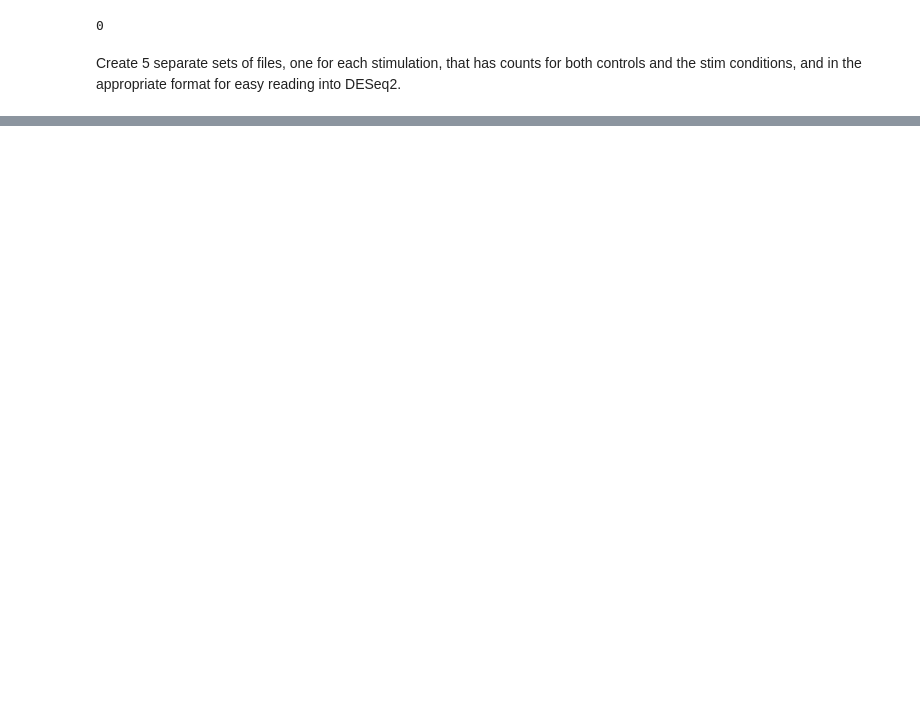
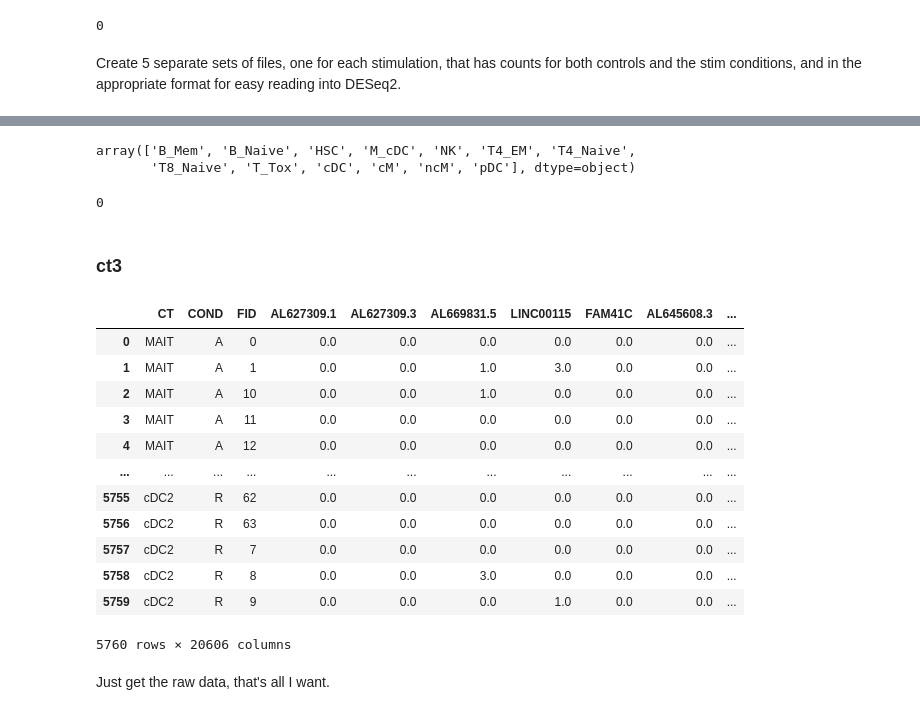
Before and after one commit to yelabucsf/clue, a Jupyter notebook: prod/deseq/fix_read_counts.ipynb, the cells around one changed output, grey strips where cells are left out. Drawn from its saved outputs; the diff is of its cells as text; code cells hidden in the pictures; blank space fills up the shorter version.

```diff
--- a/prod/deseq/fix_read_counts.ipynb
+++ b/prod/deseq/fix_read_counts.ipynb
@@ -93,0 +391,9 @@ for cond in tqdm(['A','B','G','P','R']):
+# %%
+np.unique(counts['CT'].values)
+# %% [output]
+array(['B_Mem', 'B_Naive', 'HSC', 'M_cDC', 'NK', 'T4_EM', 'T4_Naive',
+       'T8_Naive', 'T_Tox', 'cDC', 'cM', 'ncM', 'pDC'], dtype=object)
+# %%
+counts.isna().sum().sum()
+# %% [output]
+0
@@ -93,0 +466,22 @@ for cond in tqdm(['A','B','G','P','R']):
+# %% [markdown]
+### ct3
+# %%
+counts = pd.read_pickle(prefix_mrna + 'pkls/pseudobulk_ct3.pkl')
+# %%
+counts
+# %% [output]
+|  | CT | COND | FID | AL627309.1 | AL627309.3 | AL669831.5 | LINC00115 | FAM41C | AL645608.3 | ... |
+| 0 | MAIT | A | 0 | 0.0 | 0.0 | 0.0 | 0.0 | 0.0 | 0.0 | ... |
+| 1 | MAIT | A | 1 | 0.0 | 0.0 | 1.0 | 3.0 | 0.0 | 0.0 | ... |
+| 2 | MAIT | A | 10 | 0.0 | 0.0 | 1.0 | 0.0 | 0.0 | 0.0 | ... |
+| 3 | MAIT | A | 11 | 0.0 | 0.0 | 0.0 | 0.0 | 0.0 | 0.0 | ... |
+| 4 | MAIT | A | 12 | 0.0 | 0.0 | 0.0 | 0.0 | 0.0 | 0.0 | ... |
+| ... | ... | ... | ... | ... | ... | ... | ... | ... | ... | ... |
+| 5755 | cDC2 | R | 62 | 0.0 | 0.0 | 0.0 | 0.0 | 0.0 | 0.0 | ... |
+| 5756 | cDC2 | R | 63 | 0.0 | 0.0 | 0.0 | 0.0 | 0.0 | 0.0 | ... |
+| 5757 | cDC2 | R | 7 | 0.0 | 0.0 | 0.0 | 0.0 | 0.0 | 0.0 | ... |
+| 5758 | cDC2 | R | 8 | 0.0 | 0.0 | 3.0 | 0.0 | 0.0 | 0.0 | ... |
+| 5759 | cDC2 | R | 9 | 0.0 | 0.0 | 0.0 | 1.0 | 0.0 | 0.0 | ... |
+5760 rows × 20606 columns
+# %% [markdown]
+Just get the raw data, that's all I want.
```
Also changed, not shown: parts of 76 cells of this notebook, 2 other files.
